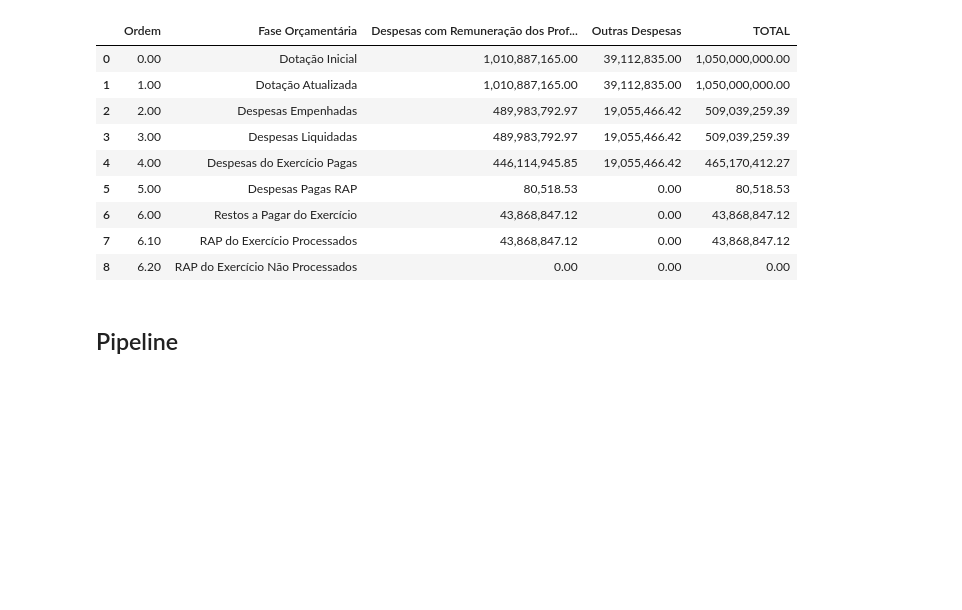
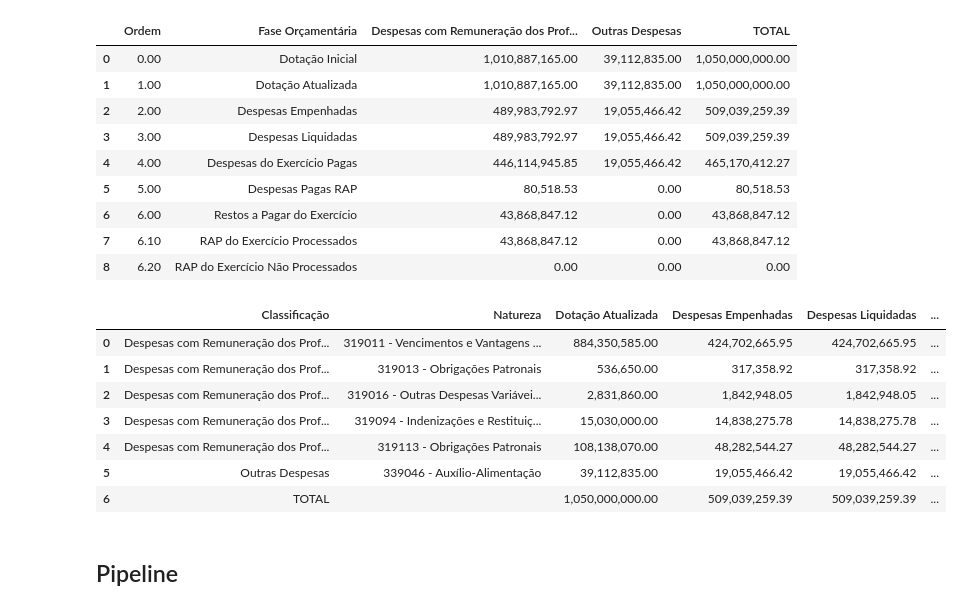
Before and after one commit to adrsb/cacs_fundeb_analysis, a Jupyter notebook: notebooks/00_exploratory_data_analysis.ipynb, the cells around one changed output. Cells and saved outputs as stored; diff of their text form; code cells hidden in the pictures; blank space fills up the shorter version.

Commit message:
Adição da função accounting_summary em analysis.summary

```diff
--- a/notebooks/00_exploratory_data_analysis.ipynb
+++ b/notebooks/00_exploratory_data_analysis.ipynb
@@ -603,6 +603,20 @@ budget_seed_summary(clean_accounting_data)
 | 6 | 6.00 | Restos a Pagar do Exercício | 43,868,847.12 | 0.00 | 43,868,847.12 |
 | 7 | 6.10 | RAP do Exercício Processados | 43,868,847.12 | 0.00 | 43,868,847.12 |
 | 8 | 6.20 | RAP do Exercício Não Processados | 0.00 | 0.00 | 0.00 |
+# %%
+from src.analysis.summary.accounting import accounting_summary
+
+
+accounting_summary(clean_accounting_data)
+# %% [output]
+|  | Classificação | Natureza | Dotação Atualizada | Despesas Empenhadas | Despesas Liquidadas | ... |
+| 0 | Despesas com Remuneração dos Prof... | 319011 - Vencimentos e Vantagens ... | 884,350,585.00 | 424,702,665.95 | 424,702,665.95 | ... |
+| 1 | Despesas com Remuneração dos Prof... | 319013 - Obrigações Patronais | 536,650.00 | 317,358.92 | 317,358.92 | ... |
+| 2 | Despesas com Remuneração dos Prof... | 319016 - Outras Despesas Variávei... | 2,831,860.00 | 1,842,948.05 | 1,842,948.05 | ... |
+| 3 | Despesas com Remuneração dos Prof... | 319094 - Indenizações e Restituiç... | 15,030,000.00 | 14,838,275.78 | 14,838,275.78 | ... |
+| 4 | Despesas com Remuneração dos Prof... | 319113 - Obrigações Patronais | 108,138,070.00 | 48,282,544.27 | 48,282,544.27 | ... |
+| 5 | Outras Despesas | 339046 - Auxílio-Alimentação | 39,112,835.00 | 19,055,466.42 | 19,055,466.42 | ... |
+| 6 | TOTAL |  | 1,050,000,000.00 | 509,039,259.39 | 509,039,259.39 | ... |
 # %% [markdown]
 ## Pipeline
 # %%
```
Also changed, not shown: parts of 1 cell of this notebook, 1 other file.
